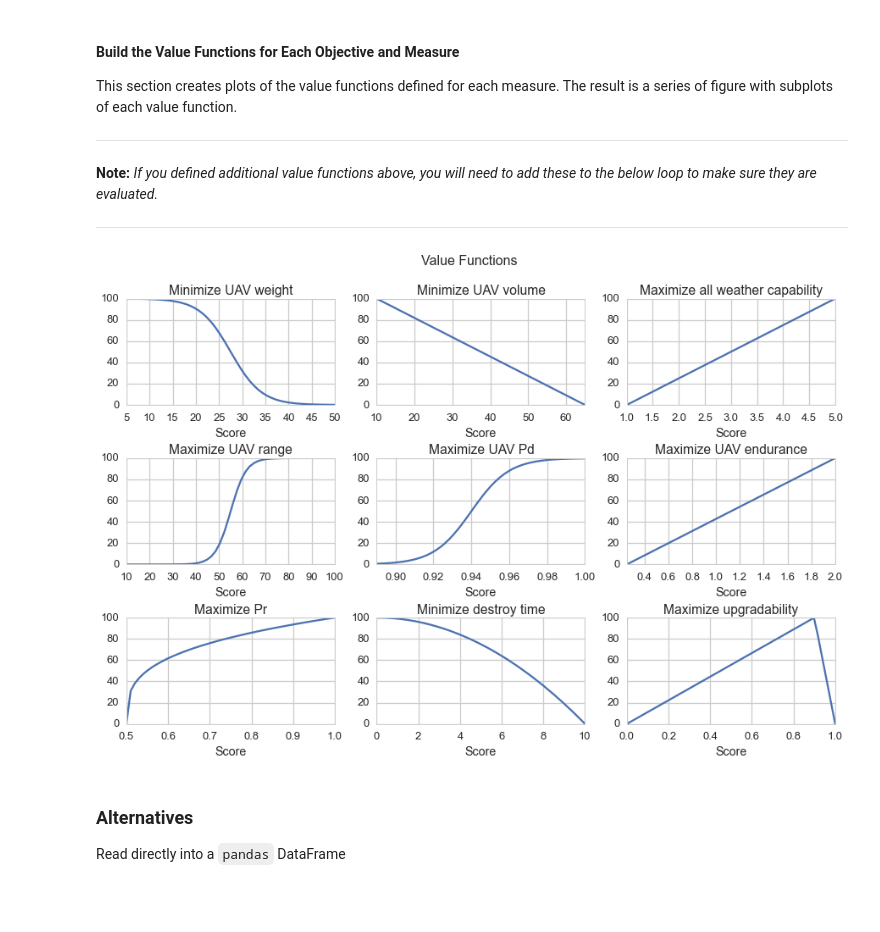
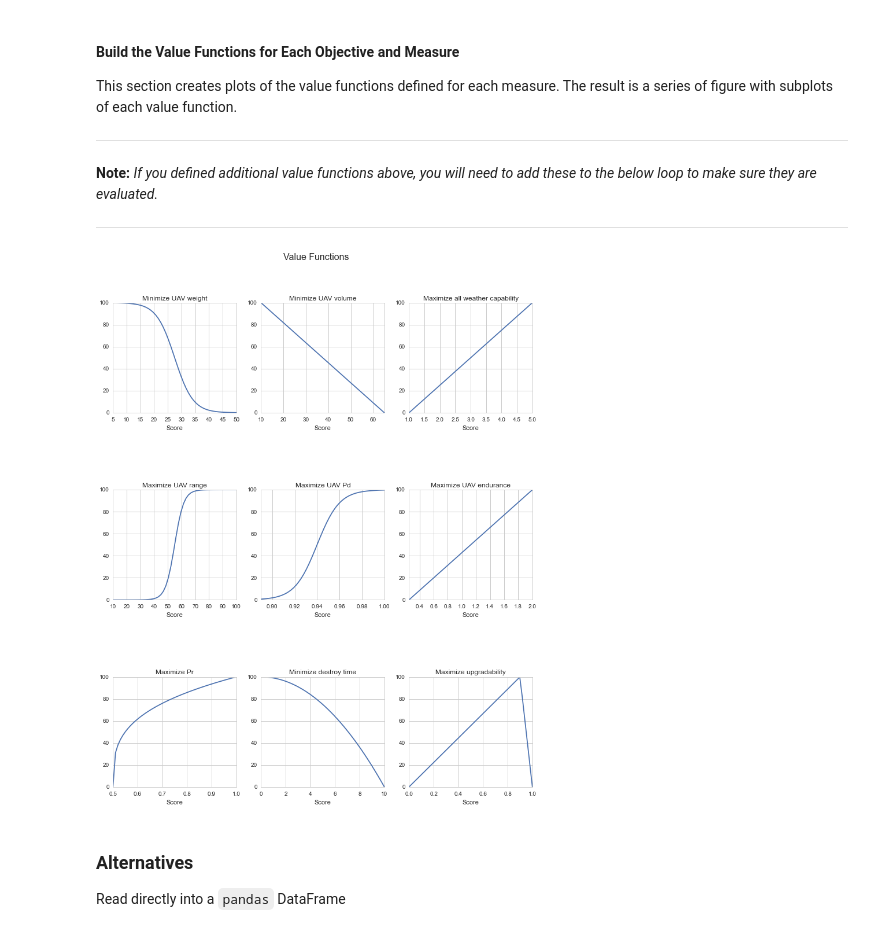
Before and after one commit to gm4/alt-swing, a Jupyter notebook: alt-swing/alt-swing.ipynb, the cells around one changed output. Cells and saved outputs as stored; diff of their text form; code cells hidden in the pictures; blank space fills up the shorter version.

```diff
--- a/alt-swing/alt-swing.ipynb
+++ b/alt-swing/alt-swing.ipynb
@@ -105,7 +111,7 @@ tmpDF = pd.DataFrame(columns=['Measure', 'Score', 'Value'])
 # %%
 # Get the number of unique Measures to plot
 numPlotRows = int(round(np.ceil(len(objDF.index.levels[1].unique()) / numPlotCols), 0))
-fig, axs = plt.subplots(numPlotRows, numPlotCols, figsize = (15, 9))
+fig, axs = plt.subplots(numPlotRows, numPlotCols, figsize = (13, 15))
 
 # Loop through the subplots and objDF indices
 for ax, idx in zip(axs.flat, objDF.index):
@@ -121,37 +127,41 @@ for ax, idx in zip(axs.flat, objDF.index):
             valFunc[:] = [vfRange - i for i in valFunc]
     elif vals.Family == 'linear':
         valFunc = [vfRange * scale(i, axMin, axMax) for i in domain]
         if float(vals.Slope) == -1.0:
             valFunc[:] = [vfRange - i for i in valFunc]
     elif vals.Family == 'power':
         valFunc = [vfRange * np.power(scale(i, axMin, axMax), vals.Param1) for i in domain]
         if float(vals.Slope) == -1.0:
             valFunc[:] = [max(valFunc) - i for i in valFunc]
     elif vals.Family == 'triangular':
         valFunc = [triangular(i, axMin, vals.Param1, axMax) for i in domain]
         if float(vals.Slope) == -1.0:
             valFunc[:] = [max(valFunc) - i for i in valFunc]
     else:
         valsFunc = [0]*len(domain)
         print 'This value function family is not yet implemented.'
 
     tmpDF.Measure = str(idx[1]) # Assign the Measure
     tmpDF.Score = domain
     tmpDF.Value = valFunc
 
     plotTitle = str(idx[1])
-#     plt.xlabel('x, (' + str(vals.Units) + ')')
-#     plt.ylabel("V(x)")
+
     tmpDF.plot(ax=ax, x = 'Score', y = 'Value', title = plotTitle, legend = False)
+    plt.subplots_adjust(hspace = 0.7)
 
-    plt.subplots_adjust(hspace = 0.5)
+
+for ax in axs.flat[axs.size - 1:len(objDF.index) - 1:-1]:
+    ax.set_visible(False)
 
 
 plt.suptitle('Value Functions', fontsize = 16)
 plt.savefig('./html_report/images/value-functions.png', bbox_inches='tight')
+plt.savefig('./html_report/images/value-functions.pdf', bbox_inches='tight')
+
 plt.show()
 # %% [output]
-[figure, old version]
+[figure, new version]
 # %% [markdown]
 ### Alternatives
 Read directly into a `pandas` DataFrame
```
Also changed, not shown: parts of 30 cells of this notebook, 13 other files.
